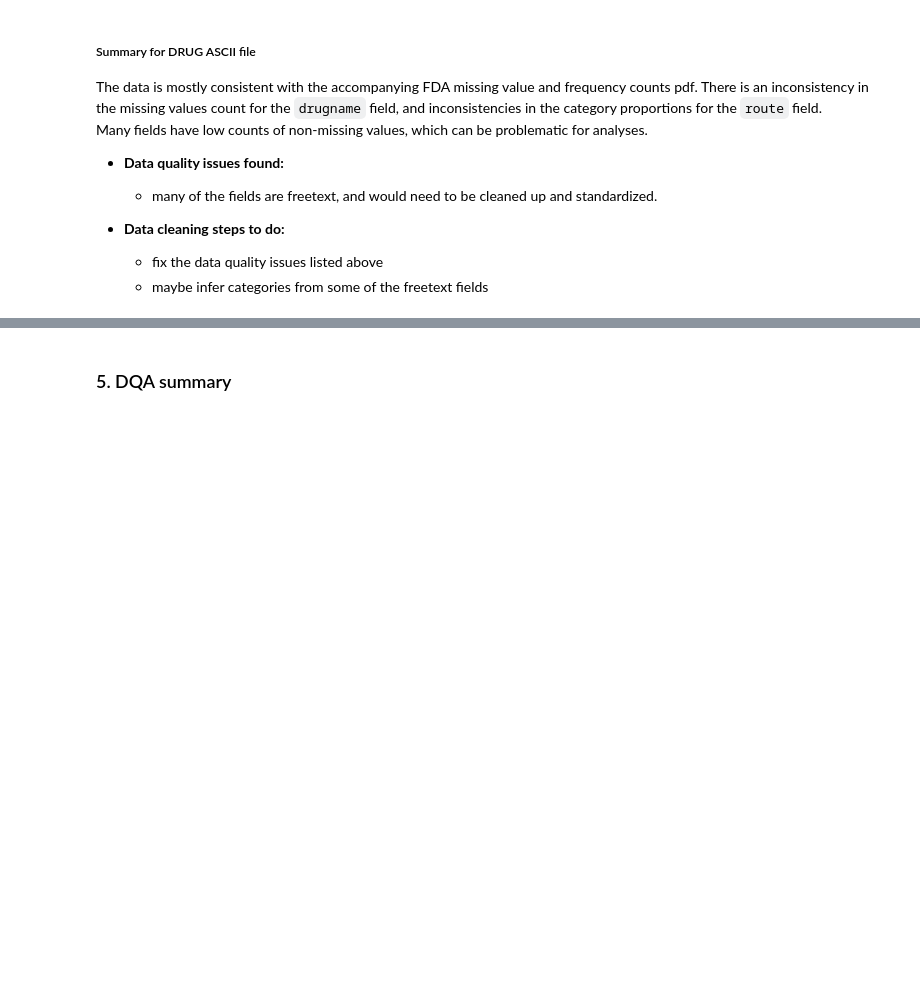
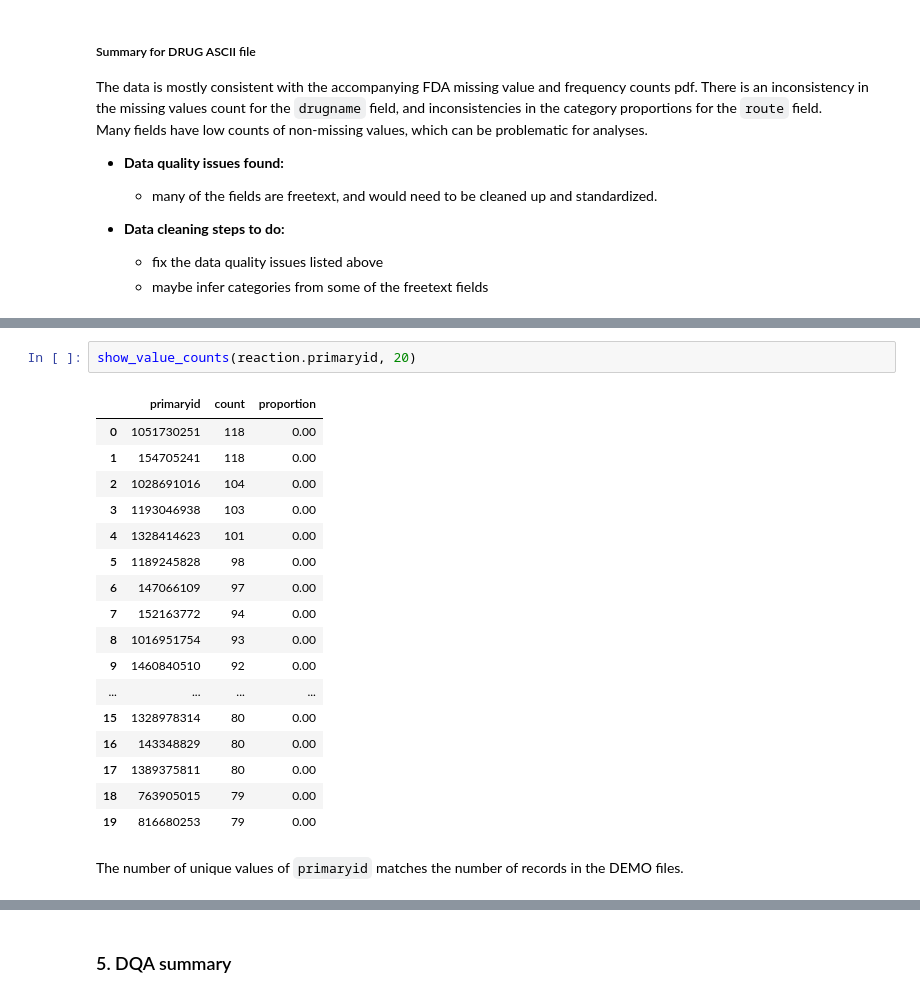
Before and after one commit to 33eyes/FAERS_graph, a Jupyter notebook: data_quality_analysis.ipynb, the cells around one changed output, grey strips where cells are left out. Cells and saved outputs as stored; diff of their text form; blank space fills up the shorter version.

```diff
--- a/data_quality_analysis.ipynb
+++ b/data_quality_analysis.ipynb
@@ -2203,0 +2280,22 @@ Many fields have low counts of non-missing values, which can be problematic for
+# %%
+show_value_counts(reaction.primaryid, 20)
+# %% [output]
+|  | primaryid | count | proportion |
+| 0 | 1051730251 | 118 | 0.00 |
+| 1 | 154705241 | 118 | 0.00 |
+| 2 | 1028691016 | 104 | 0.00 |
+| 3 | 1193046938 | 103 | 0.00 |
+| 4 | 1328414623 | 101 | 0.00 |
+| 5 | 1189245828 | 98 | 0.00 |
+| 6 | 147066109 | 97 | 0.00 |
+| 7 | 152163772 | 94 | 0.00 |
+| 8 | 1016951754 | 93 | 0.00 |
+| 9 | 1460840510 | 92 | 0.00 |
+| ... | ... | ... | ... |
+| 15 | 1328978314 | 80 | 0.00 |
+| 16 | 143348829 | 80 | 0.00 |
+| 17 | 1389375811 | 80 | 0.00 |
+| 18 | 763905015 | 79 | 0.00 |
+| 19 | 816680253 | 79 | 0.00 |
+# %% [markdown]
+The number of unique values of `primaryid` matches the number of records in the DEMO files.
```
Also changed, not shown: parts of 36 cells of this notebook.
